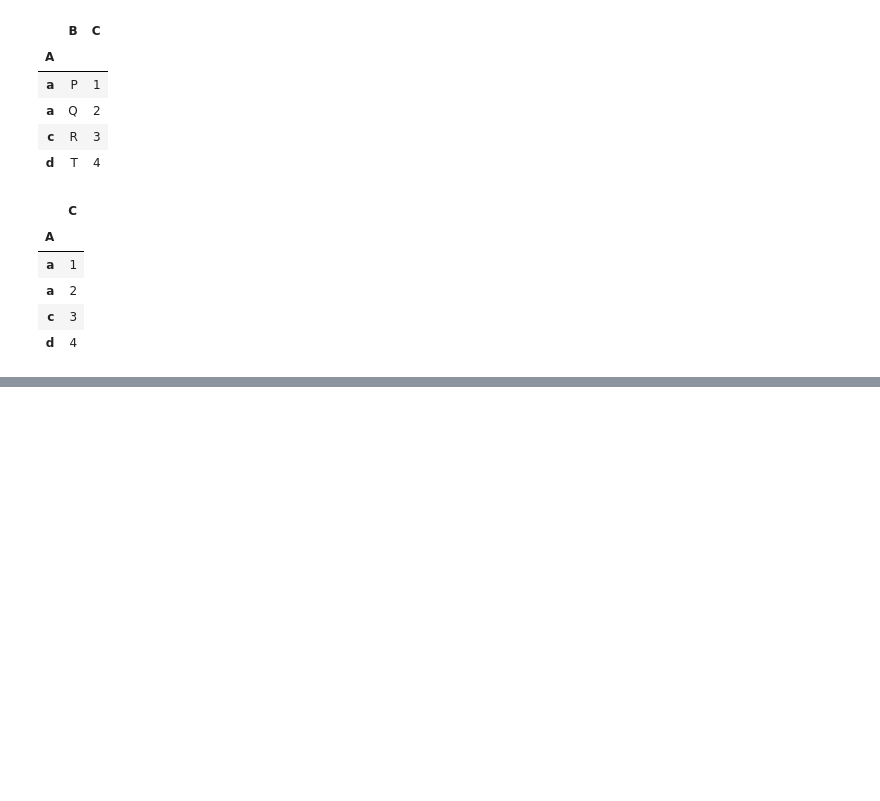
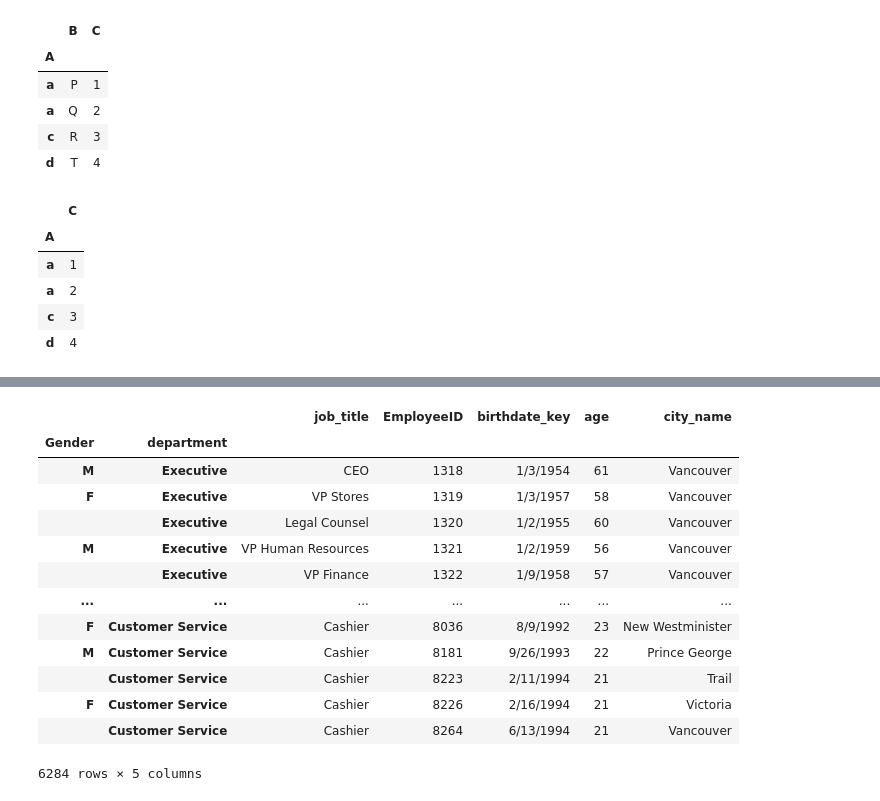
Before and after one commit to liutongcun/Data-Analysis, a Jupyter notebook: Lecture 3.ipynb, the cells around one changed output, grey strips where cells are left out. Saved outputs shown, nothing was run; the diff lists cells and outputs as text; code cells hidden in the pictures; blank space fills up the shorter version.

```diff
--- a/Lecture 3.ipynb
+++ b/Lecture 3.ipynb
@@ -660,0 +721,6 @@ df_new.reset_index('B',drop=True)
+# %%
+# 3) 按照以下步骤进行索引操作：
+#把后三列设为索引后交换内外两层
+
+df_tmp=df.set_index(['department','job_title','gender']).reorder_levels([2,1,0],axis=0)
+df_tmp.head()
@@ -660,0 +738,18 @@ df_new.reset_index('B',drop=True)
+# %%
+# * 修改外层索引名为Gender
+df_tmp.rename_axis(index={'gender':'Gender'})
+# %% [output]
+|  |  | job_title | EmployeeID | birthdate_key | age | city_name |
+| Gender | department |  |  |  |  |  |
+| M | Executive | CEO | 1318 | 1/3/1954 | 61 | Vancouver |
+| F | Executive | VP Stores | 1319 | 1/3/1957 | 58 | Vancouver |
+|  | Executive | Legal Counsel | 1320 | 1/2/1955 | 60 | Vancouver |
+| M | Executive | VP Human Resources | 1321 | 1/2/1959 | 56 | Vancouver |
+|  | Executive | VP Finance | 1322 | 1/9/1958 | 57 | Vancouver |
+| ... | ... | ... | ... | ... | ... | ... |
+| F | Customer Service | Cashier | 8036 | 8/9/1992 | 23 | New Westminister |
+| M | Customer Service | Cashier | 8181 | 9/26/1993 | 22 | Prince George |
+|  | Customer Service | Cashier | 8223 | 2/11/1994 | 21 | Trail |
+| F | Customer Service | Cashier | 8226 | 2/16/1994 | 21 | Victoria |
+|  | Customer Service | Cashier | 8264 | 6/13/1994 | 21 | Vancouver |
+6284 rows × 5 columns
```
Also changed, not shown: parts of 19 cells of this notebook, 7 other files.
